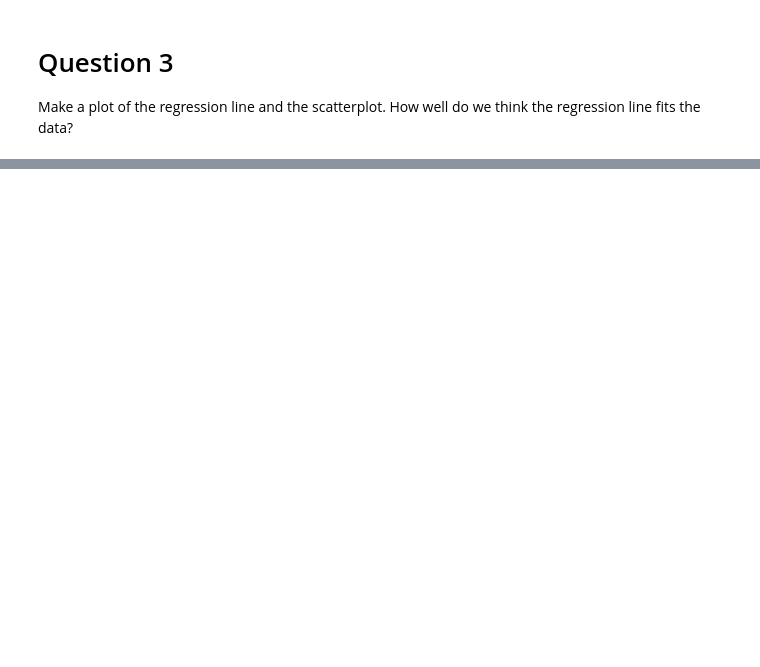
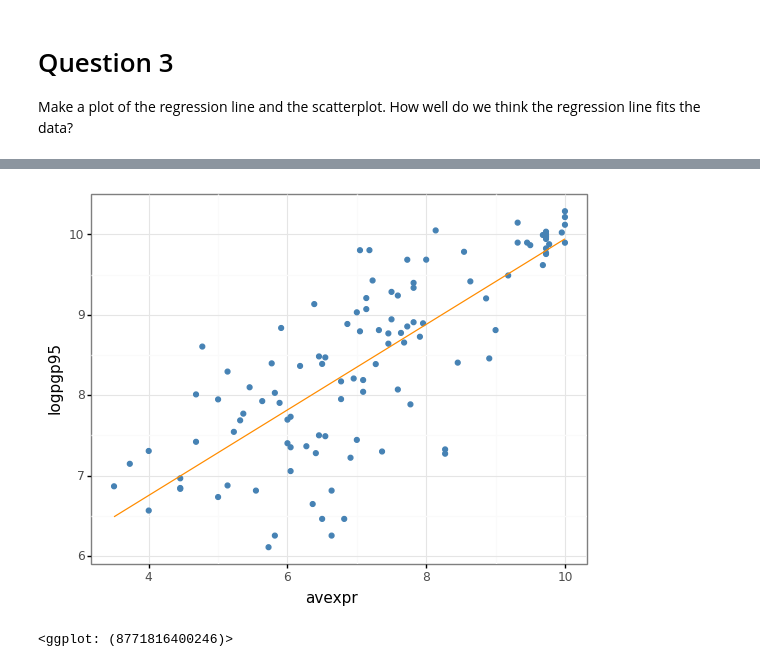
Before and after one commit to pcrespobootcamp/Spring2022, a Jupyter notebook: Class10b.ipynb, the cells around one changed output, grey strips where cells are left out. Cells and saved outputs as stored; diff of their text form; code cells hidden in the pictures; blank space fills up the shorter version.

```diff
--- a/Class10b.ipynb
+++ b/Class10b.ipynb
@@ -35,3 +42,7 @@ Let's get a scatterplot going on. Let's plot a scatterplot that is relevant to t
 # Question 2
 
 Based on the plot above. Compute the regression we need to see the predictability. Print the summary, then print the coefficients on their own. Are they significant?
+# %%
+reg = smf.ols('logpgp95 ~ avexpr',df1).fit()
+
+reg.summary()
@@ -39,3 +76,7 @@ Based on the plot above. Compute the regression we need to see the predictabilit
 # Question 3
 
 Make a plot of the regression line and the scatterplot. How well do we think the regression line fits the data?
+# %%
+#make df without na
+
+df2=df1[['logpgp95', 'avexpr']].dropna()
@@ -41,0 +87,2 @@ Make a plot of the regression line and the scatterplot. How well do we think the
+# %%
+df2['preds_reg']=reg.predict(df2['avexpr'])
@@ -41,0 +98,9 @@ Make a plot of the regression line and the scatterplot. How well do we think the
+# %%
+(ggplot(df2, aes(x='avexpr', y='logpgp95'))+
+       geom_point(color='steelblue')+
+ geom_line(aes(x='avexpr', y='preds_reg'), color='darkorange' )+
+ theme_bw()
+       )
+# %% [output]
+[figure, added]
+<ggplot: (8771816400246)>
```
Also changed, not shown: parts of 5 cells of this notebook, 2 other files.
